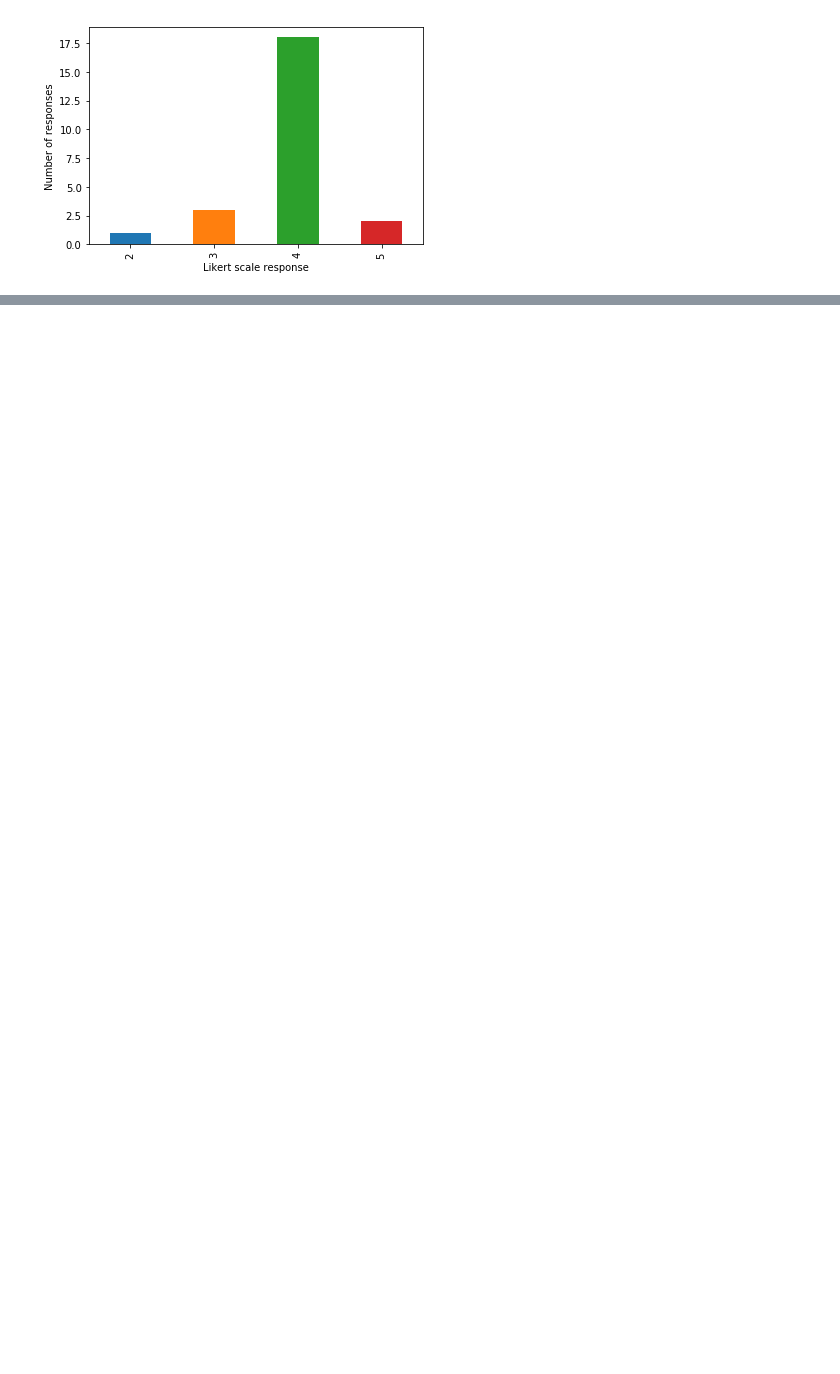
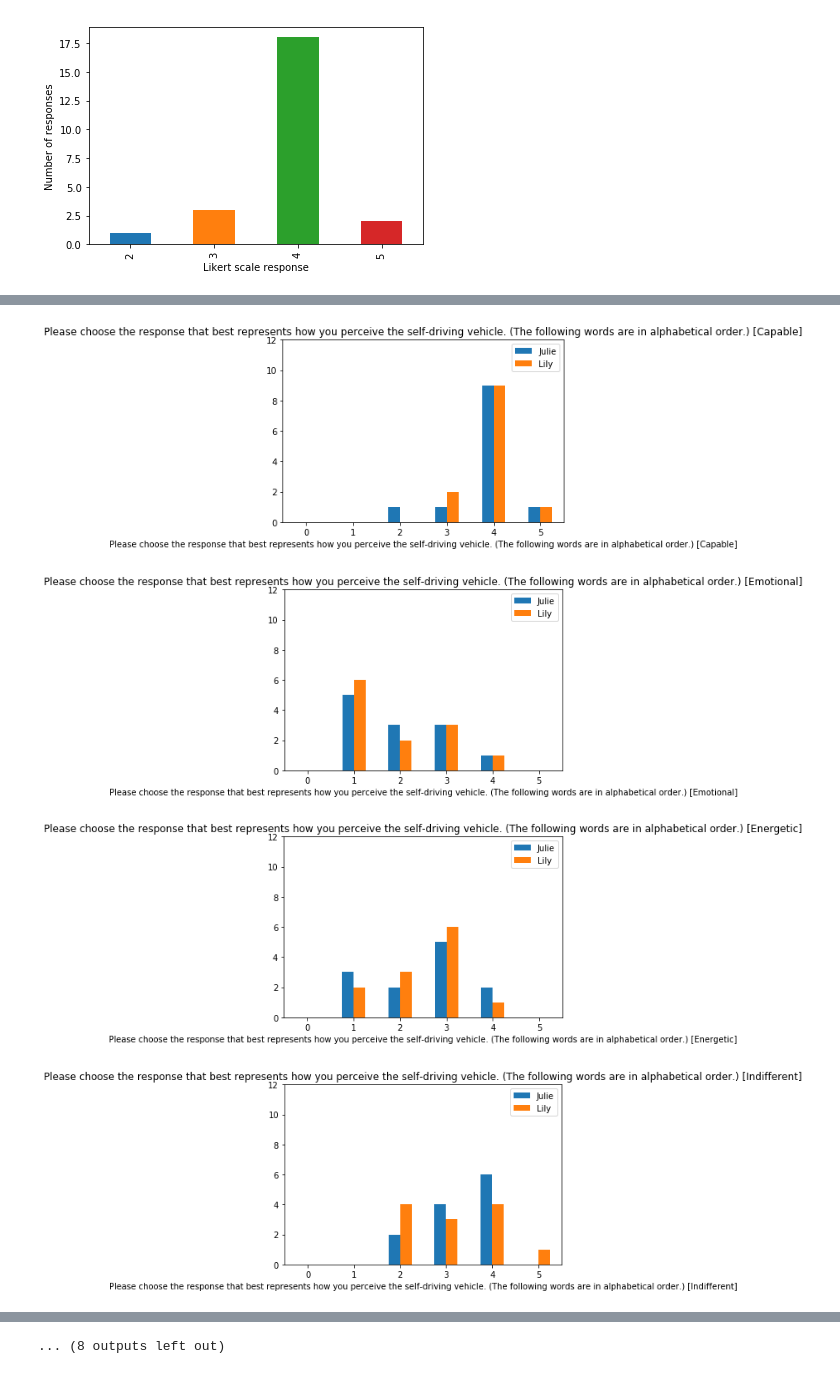
Before and after one commit to kcornn/independent-study, a Jupyter notebook: preride-data.ipynb, the cells around one changed output, grey strips where cells are left out. Cells and saved outputs as stored; diff of their text form; code cells hidden in the pictures; blank space fills up the shorter version.

Commit message:
fixed preride graphsgit add .

```diff
--- a/preride-data.ipynb
+++ b/preride-data.ipynb
@@ -417,19 +417,3 @@ plt.xlabel('Likert scale response')
 plt.show()
 # %% [output]
 [figure]
-# %%
-for i in range(1,len(choice_words.columns)):
-    temp = choice_words[choice_words.columns[[0,i]]]
-    print(temp.columns)
-    temp.groupby(['System'])[temp.columns[1]].value_counts(sort=False).unstack(0).plot(kind='bar', \
-                                                                                      ylim=(0,24),xlim=(0,6), \
-                                                                                     legend=True)
-    #temp.groupby(['System']).value_counts().plot(kind='bar',legend=False)
-    #temp.hist(by=['System'],range=(0,6),bins=6,rwidth=0.8,label=['Julie','Lily'])
-    plt.ylabel('Number of responses')
-    plt.xlabel('Likert scale response')
-    #g = temp.groupby(['System'])
-    #for i, (groupname, group) in enumerate(g):
-        #axes[i].set_title(groupname)
-    plt.title(list(choice_words)[i])
-    plt.show()
@@ -449,0 +420,32 @@ Index(['System', 'Please choose the response that best represents how you percei
+# %%
+nums = [0,1,2,3,4,5]
+for i in range(1,len(choice_words.columns)):
+    temp = choice_words[choice_words.columns[[0,i]]]
+    #vals = temp.groupby(['System'])[temp.columns[1]].value_counts(sort=False)
+    g = temp.groupby(['System'])[temp.columns[1]].value_counts(sort=False)
+    test = g['Julie'].reindex(nums,fill_value=0)
+    test2 = g['Lily'].reindex(nums,fill_value=0)
+    df = pd.concat([test,test2],axis=1)
+    #print(df)
+    ax = df.plot(kind='bar', legend=True)
+    ax.legend(labels=['Julie','Lily'])
+    plt.title(list(choice_words)[i])
+    plt.ylim(0,12)
+    plt.xticks(rotation=0)
+    #g2 = temp.groupby(['System'])[temp.columns[1]].value_counts(sort=False).unstack(0)
+    #print(g2)
+    """
+    ax = g.plot(kind='bar', legend=True)
+    plt.ylabel('Number of responses')
+    plt.xlabel('Likert scale response')
+    plt.title(list(choice_words)[i])
+    plt.ylim(0,12)
+    plt.xticks(rotation=0)
+    ax.set_xticks(range(0,6))
+    print(ax.get_xticks())
+    plt.show()"""
+# %% [output]
+[figure, added]
+[figure, added]
+[figure, added]
+[figure, added]
@@ -449,0 +460 @@ Index(['System', 'Please choose the response that best represents how you percei
+... (8 outputs left out)
```
Also changed, not shown: parts of 4 cells of this notebook.
